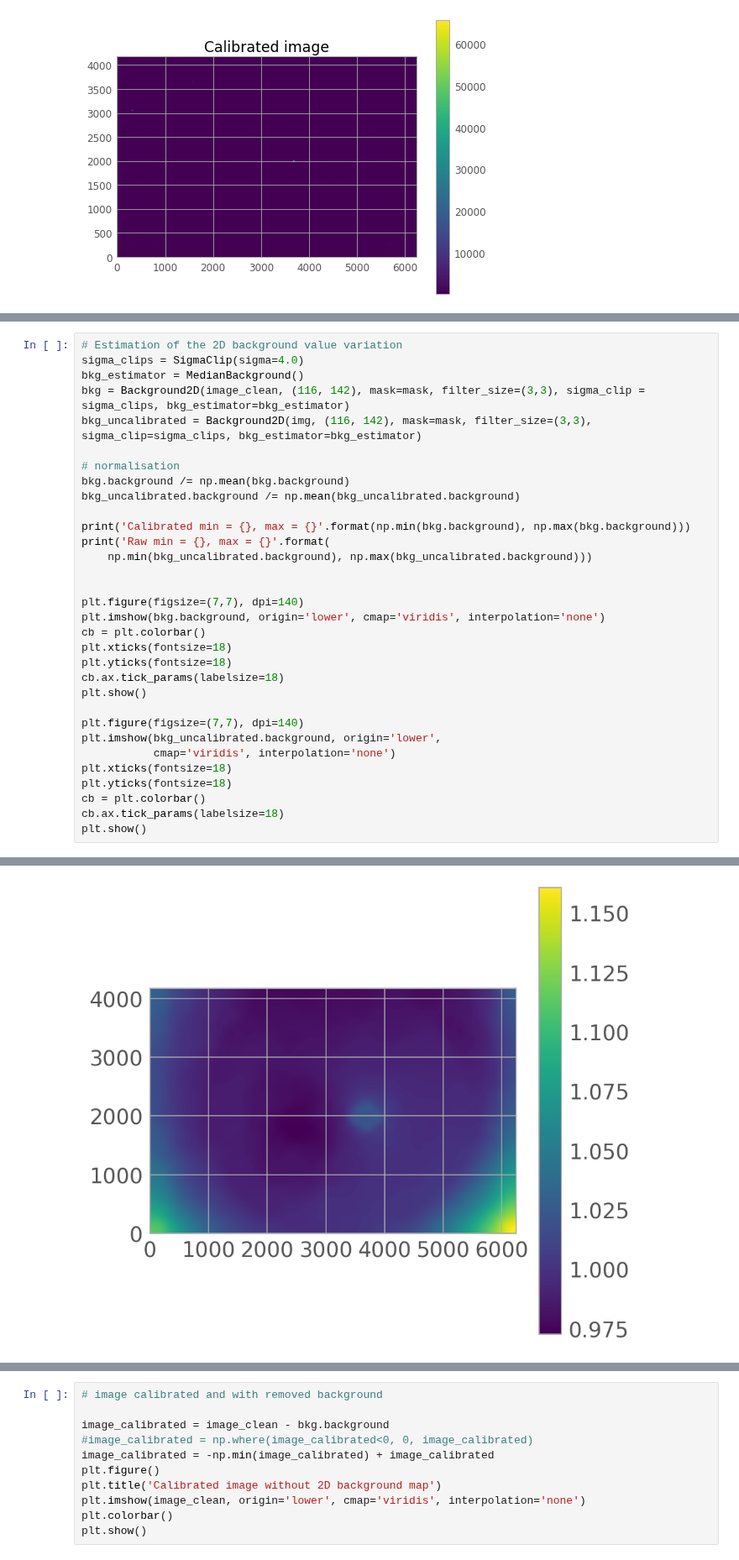
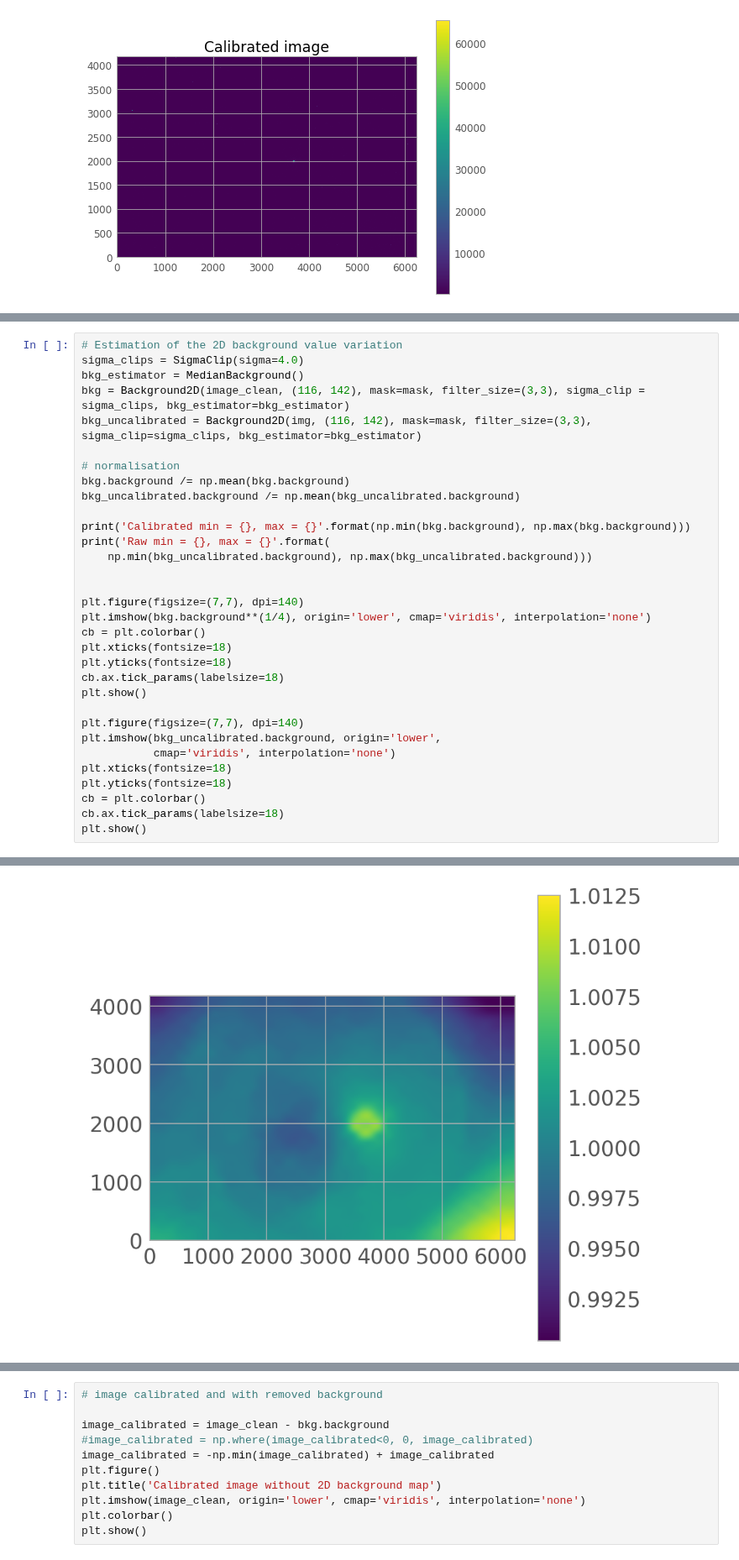
Before and after one commit to SSAEPFL/PSF, a Jupyter notebook: background-fits.ipynb, the cells around one changed output, grey strips where cells are left out. Shown at 84% size. Drawn from its saved outputs; the diff is of its cells as text.

Commit message:
nice figures

```diff
--- a/background-fits.ipynb
+++ b/background-fits.ipynb
@@ -92,7 +92,7 @@ print('Raw min = {}, max = {}'.format(
 
 
 plt.figure(figsize=(7,7), dpi=140)
-plt.imshow(bkg.background, origin='lower', cmap='viridis', interpolation='none')
+plt.imshow(bkg.background**(1/4), origin='lower', cmap='viridis', interpolation='none')
 cb = plt.colorbar()
 plt.xticks(fontsize=18)
 plt.yticks(fontsize=18)
@@ -113,4 +113,4 @@ Raw min = 0.8468988492934998, max = 1.0507920099735089
-[figure, old version]
+[figure, new version]
 [figure]
 # %%
 # image calibrated and with removed background
```
Also changed, not shown: parts of 2 cells of this notebook, 1 other file.
